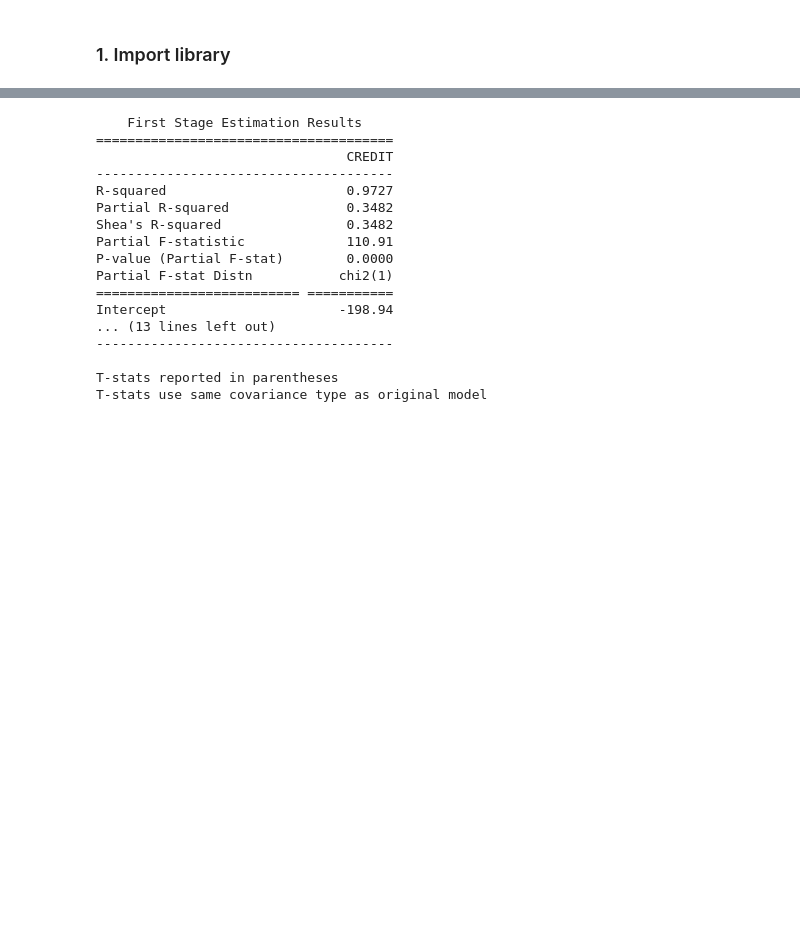
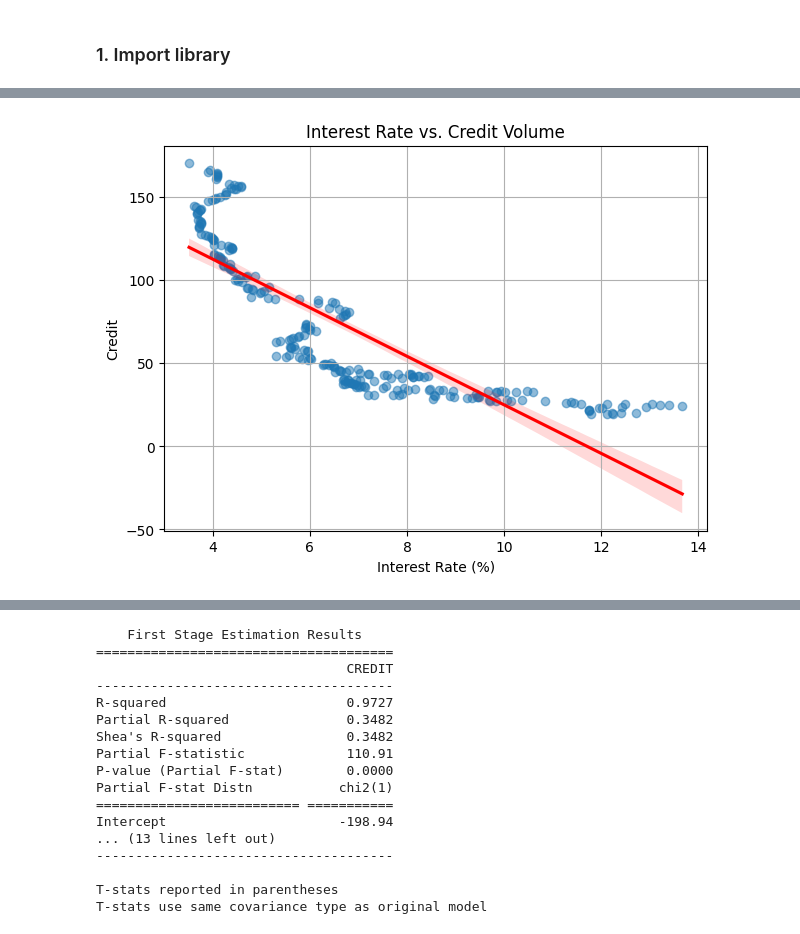
Before and after one commit to Winston8885/econproject, a Jupyter notebook: page.ipynb, the cells around one changed output, grey strips where cells are left out. Cells and saved outputs as stored; diff of their text form; code cells hidden in the pictures; blank space fills up the shorter version.

```diff
--- a/page.ipynb
+++ b/page.ipynb
@@ -90,0 +83,10 @@ plt.show()
+# %%
+plt.figure(figsize=(7, 5))
+sns.regplot(x="MRATE", y="CREDIT", data=df, scatter_kws={"alpha": 0.5},line_kws={"color": "red"})
+plt.title("Interest Rate vs. Credit Volume")
+plt.xlabel("Interest Rate (%)")
+plt.ylabel("Credit")
+plt.grid(True)
+plt.show()
+# %% [output]
+[figure, added]
```
Also changed, not shown: parts of 14 cells of this notebook, 1 other file.
